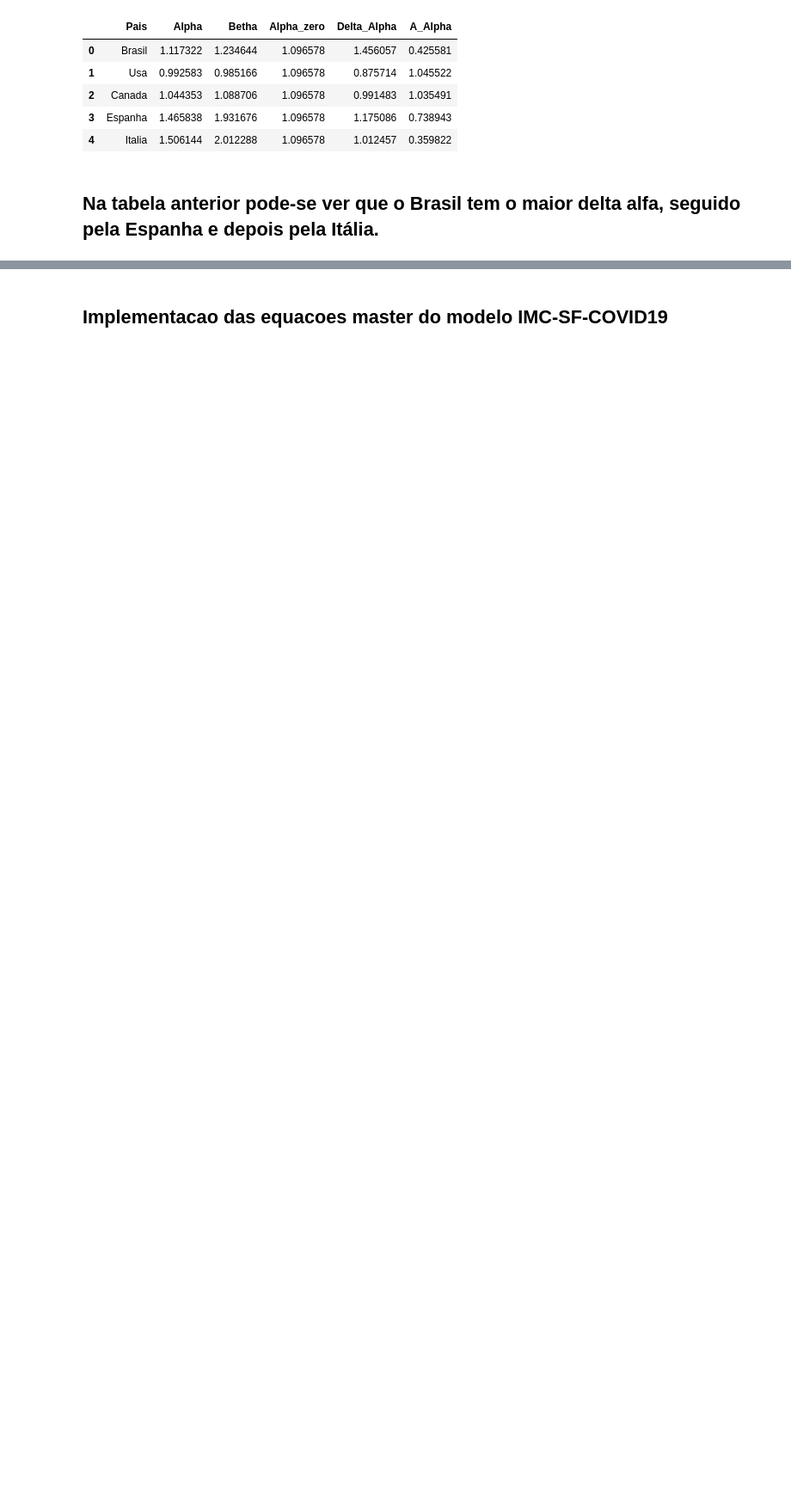
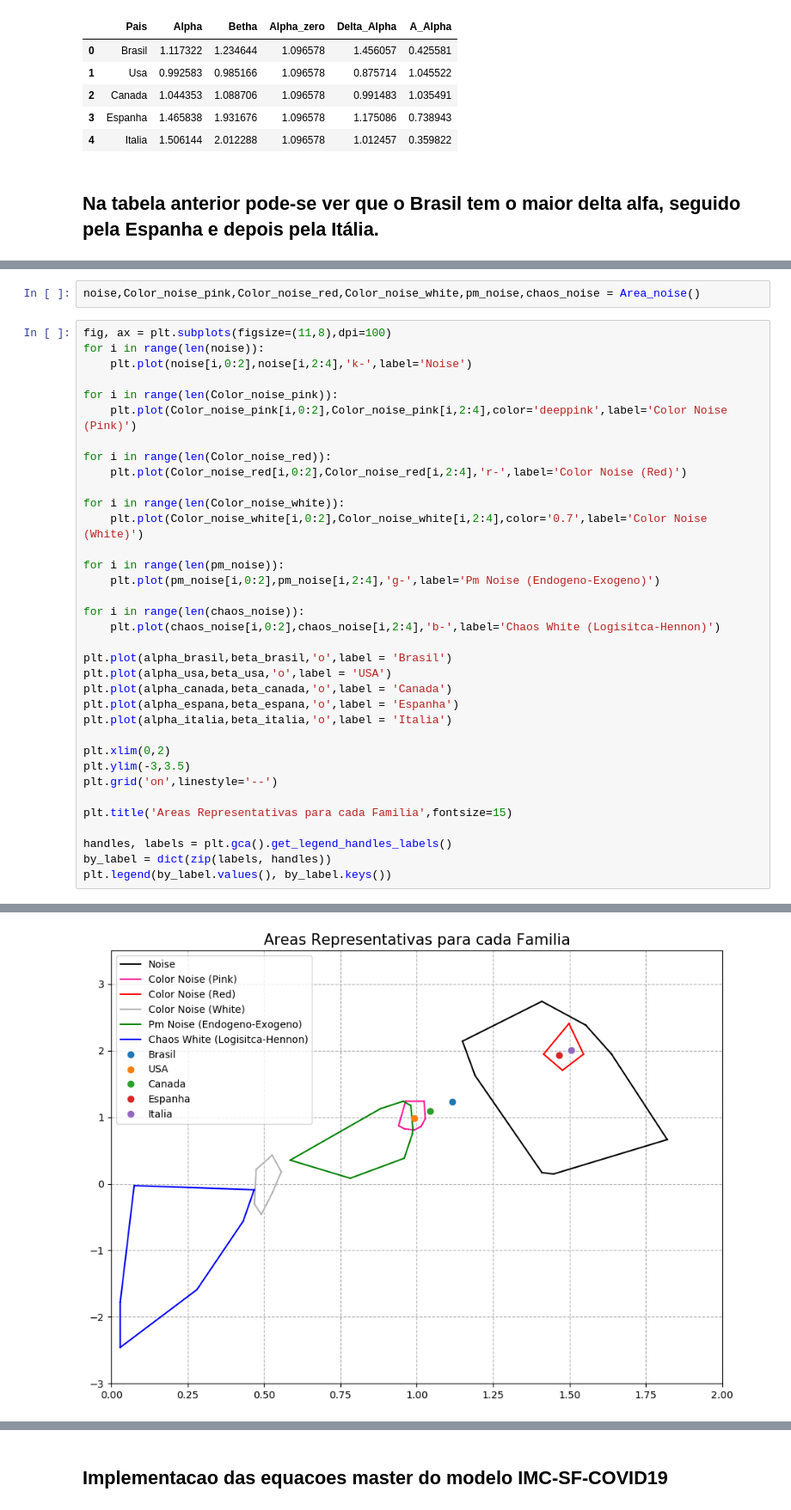
Before and after one commit to mhacarthur/Cap239, a Jupyter notebook: Prova/Prova.ipynb, the cells around one changed output, grey strips where cells are left out. Shown at 86% size. Drawn from its saved outputs; the diff is of its cells as text; blank space fills up the shorter version.

```diff
--- a/Prova/Prova.ipynb
+++ b/Prova/Prova.ipynb
@@ -455,0 +441,38 @@ plt.legend(loc=2)
+# %%
+noise,Color_noise_pink,Color_noise_red,Color_noise_white,pm_noise,chaos_noise = Area_noise()
+# %%
+fig, ax = plt.subplots(figsize=(11,8),dpi=100)
+for i in range(len(noise)):
+    plt.plot(noise[i,0:2],noise[i,2:4],'k-',label='Noise')
+
+for i in range(len(Color_noise_pink)):
+    plt.plot(Color_noise_pink[i,0:2],Color_noise_pink[i,2:4],color='deeppink',label='Color Noise (Pink)')
+
+for i in range(len(Color_noise_red)):
+    plt.plot(Color_noise_red[i,0:2],Color_noise_red[i,2:4],'r-',label='Color Noise (Red)')
+
+for i in range(len(Color_noise_white)):
+    plt.plot(Color_noise_white[i,0:2],Color_noise_white[i,2:4],color='0.7',label='Color Noise (White)')
+
+for i in range(len(pm_noise)):
+    plt.plot(pm_noise[i,0:2],pm_noise[i,2:4],'g-',label='Pm Noise (Endogeno-Exogeno)')
+
+for i in range(len(chaos_noise)):
+    plt.plot(chaos_noise[i,0:2],chaos_noise[i,2:4],'b-',label='Chaos White (Logisitca-Hennon)')
+
+plt.plot(alpha_brasil,beta_brasil,'o',label = 'Brasil')
+plt.plot(alpha_usa,beta_usa,'o',label = 'USA')
+plt.plot(alpha_canada,beta_canada,'o',label = 'Canada')
+plt.plot(alpha_espana,beta_espana,'o',label = 'Espanha')
+plt.plot(alpha_italia,beta_italia,'o',label = 'Italia')
+
+plt.xlim(0,2)
+plt.ylim(-3,3.5)
+plt.grid('on',linestyle='--')
+
+plt.title('Areas Representativas para cada Familia',fontsize=15)
+
+handles, labels = plt.gca().get_legend_handles_labels()
+by_label = dict(zip(labels, handles))
+plt.legend(by_label.values(), by_label.keys())
+# %% [output]
@@ -456 +480,2 @@ plt.legend(loc=2)
+[figure, added]
 # %% [markdown]
```
Also changed, not shown: parts of 7 cells of this notebook, 1 other file.
